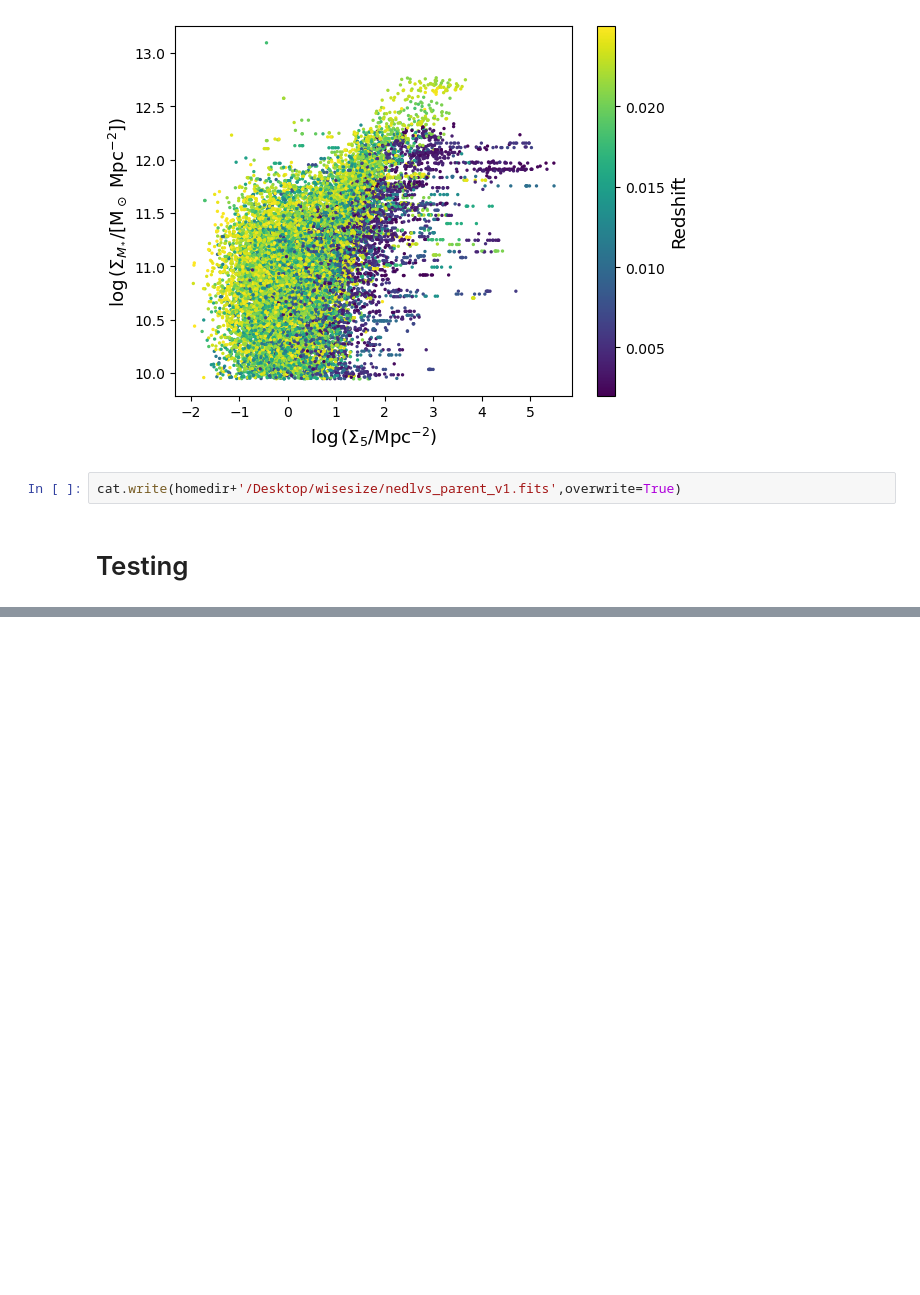
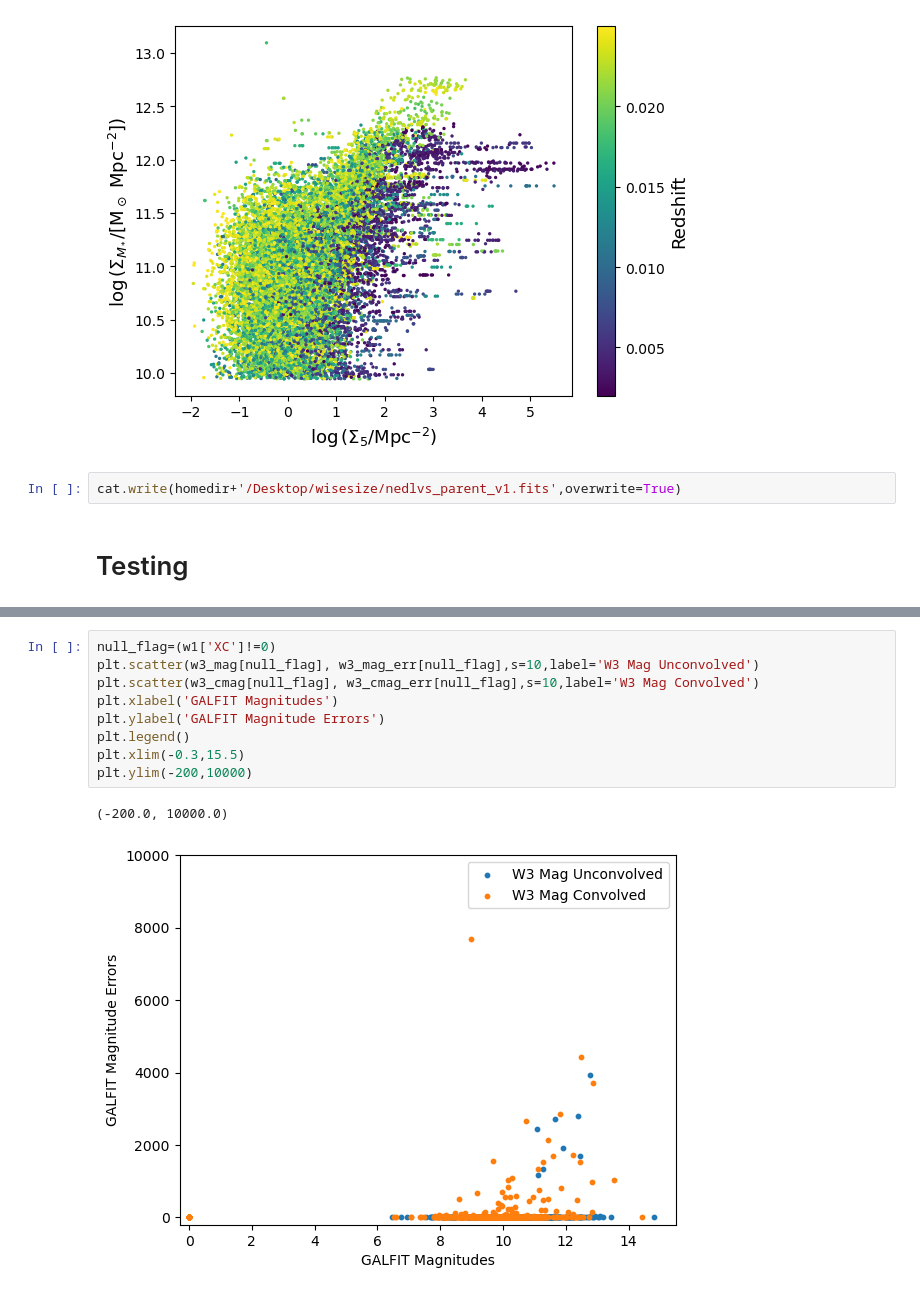
Before and after one commit to gammaspire/wisesize, a Jupyter notebook: environment_classifications/kNN_local_density.ipynb, the cells around one changed output, grey strips where cells are left out. Drawn from its saved outputs; the diff is of its cells as text; blank space fills up the shorter version.

```diff
--- a/environment_classifications/kNN_local_density.ipynb
+++ b/environment_classifications/kNN_local_density.ipynb
@@ -482,0 +476,12 @@ plt.colorbar(label='Redshift')
+# %%
+null_flag=(w1['XC']!=0)
+plt.scatter(w3_mag[null_flag], w3_mag_err[null_flag],s=10,label='W3 Mag Unconvolved')
+plt.scatter(w3_cmag[null_flag], w3_cmag_err[null_flag],s=10,label='W3 Mag Convolved')
+plt.xlabel('GALFIT Magnitudes')
+plt.ylabel('GALFIT Magnitude Errors')
+plt.legend()
+plt.xlim(-0.3,15.5)
+plt.ylim(-200,10000)
+# %% [output]
+(-200.0, 10000.0)
+[figure, added]
```
Also changed, not shown: parts of 7 cells of this notebook, 5 other files.
